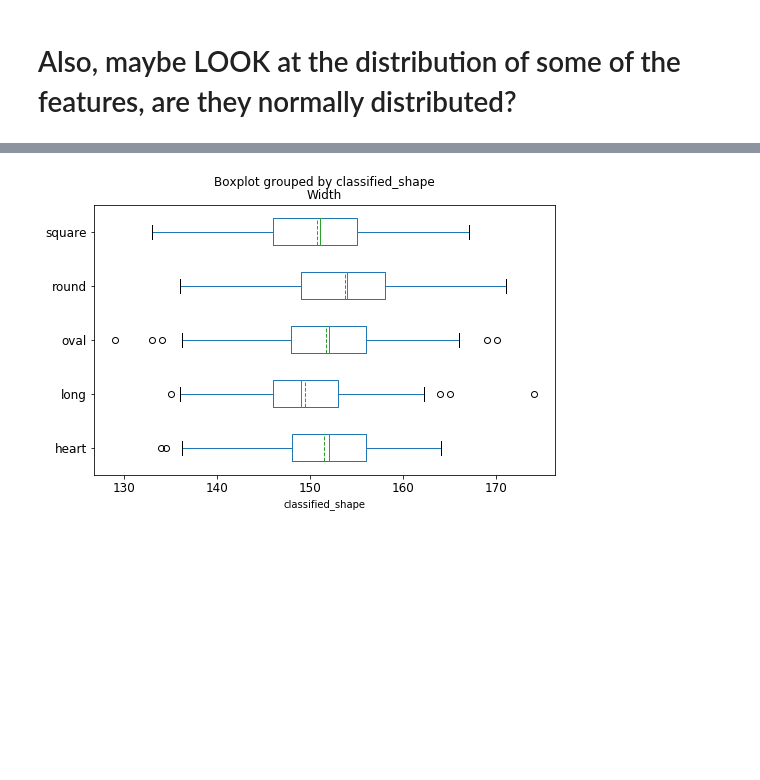
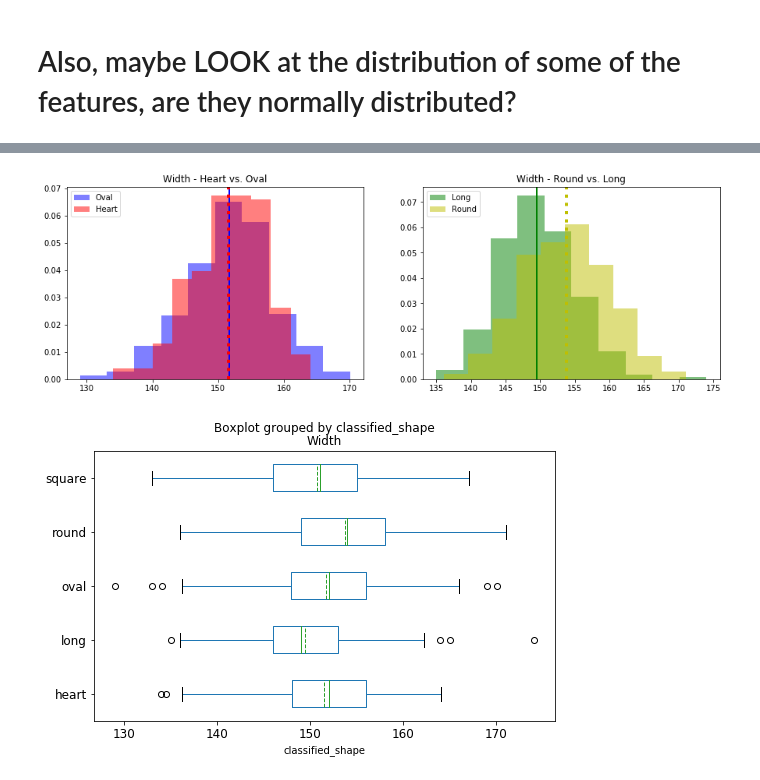
Before and after one commit to marnieboyer/Thinkful, a Jupyter notebook: Final Capstone/main v2.ipynb, the cells around one changed output, grey strips where cells are left out. Drawn from its saved outputs; the diff is of its cells as text; code cells hidden in the pictures; blank space fills up the shorter version.

```diff
--- a/Final Capstone/main v2.ipynb
+++ b/Final Capstone/main v2.ipynb
@@ -213,3 +282,33 @@ data.shape
+# %%
+
+# Face width histograms; purposely normed because of varying sample sizes.
+
+HW = xclean[xclean['classified_shape']=="heart"]
+OW = xclean[xclean['classified_shape']=="oval"]
+LW = xclean[xclean['classified_shape']=="long"]
+RW = xclean[xclean['classified_shape']=="round"]
+
+plt.figure(figsize=(15,10))
+
+plt.subplot(2,2,1)
+plt.hist(OW['Width'],label = 'Oval',alpha = 0.5, color = 'b',normed = True)
+plt.hist(HW['Width'],label = 'Heart',alpha = 0.5, color = 'r',normed = True)
+plt.axvline(OW['Width'].mean(), color='b', linestyle='solid', linewidth=2)
+plt.axvline(HW['Width'].mean(), color='r', linestyle='dotted', linewidth=4)
+plt.title('Width - Heart vs. Oval')
+plt.legend(loc='upper left')
+
+plt.subplot(2,2,2)
+plt.hist(LW['Width'],label = 'Long',alpha = 0.5, color = 'g',normed = True)
+plt.hist(RW['Width'],label = 'Round',alpha = 0.5, color = 'y',normed = True)
+plt.axvline(LW['Width'].mean(), color='g', linestyle='solid', linewidth=2)
+plt.axvline(RW['Width'].mean(), color='y', linestyle='dotted', linewidth=4)
+plt.legend(loc='upper left')
+plt.title('Width - Round vs. Long')
+
+plt.show()
+# %% [output]
+[figure, added]
 # %%
 data.boxplot(column='Width', by='classified_shape',vert=False, ax=None, fontsize=12, rot=0, grid=False, figsize=(8,5),
              meanline = True, showmeans = True,
```
Also changed, not shown: parts of 8 cells of this notebook.
